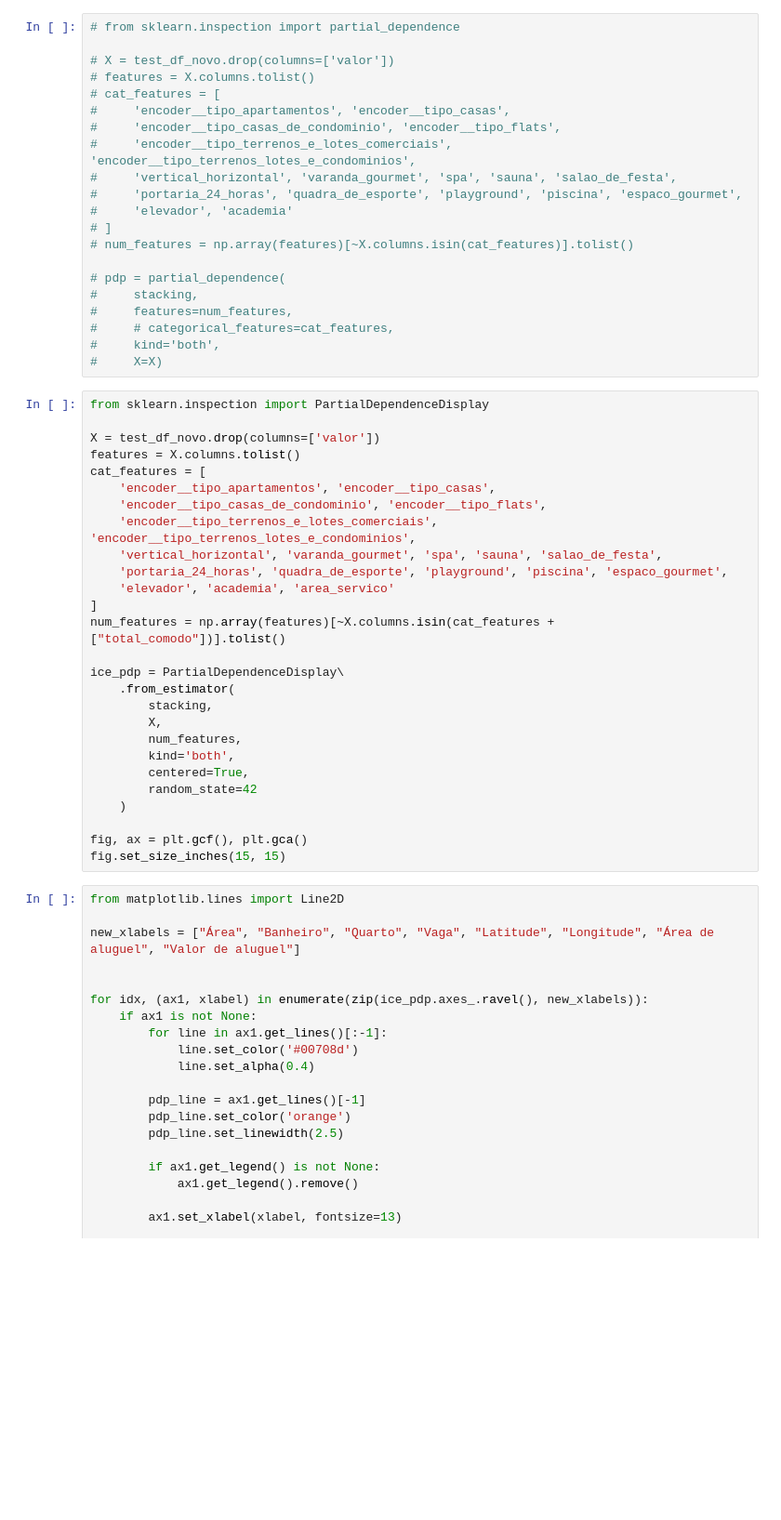
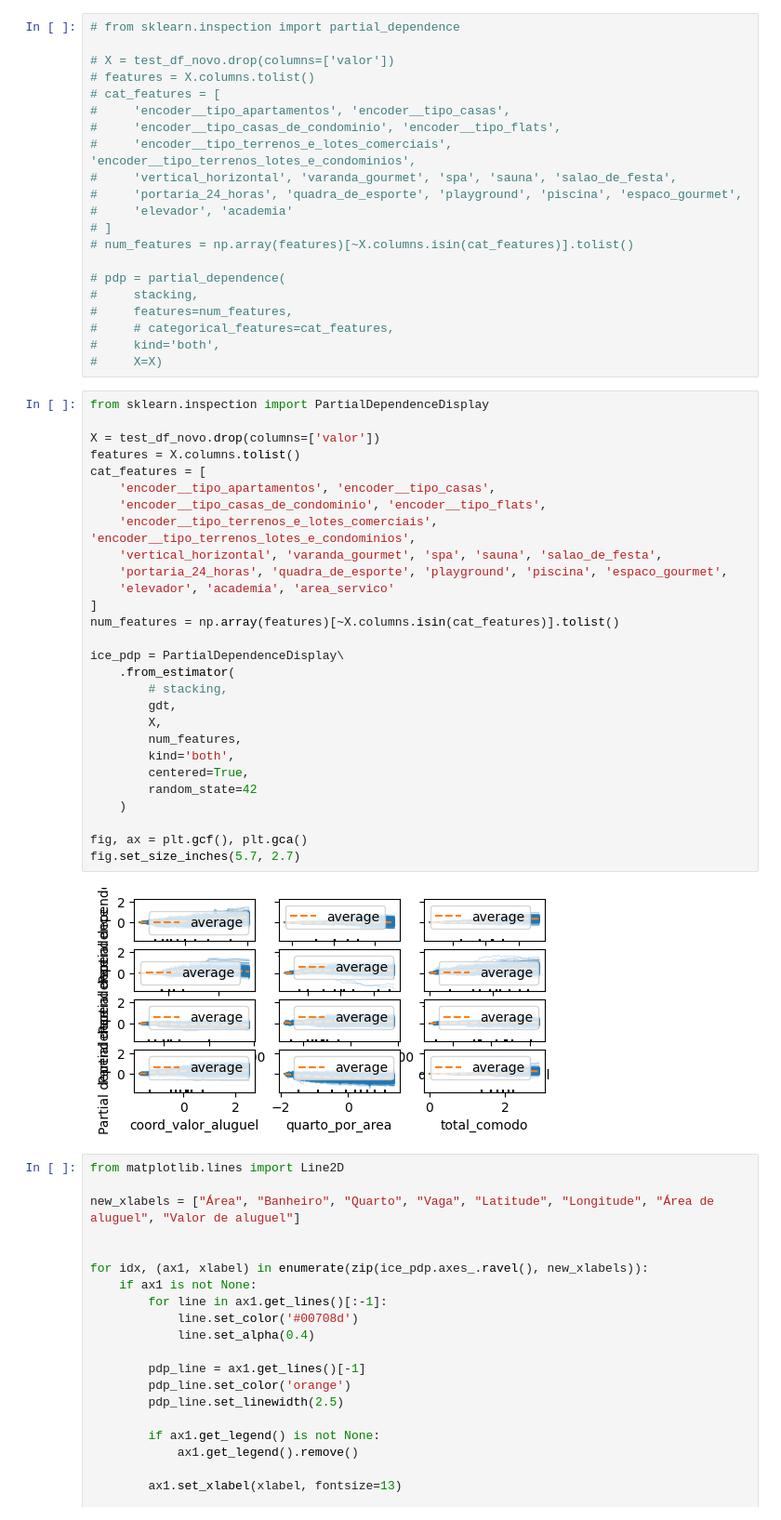
Before and after one commit to cowvin0/tcc_realestate, a Jupyter notebook: tcc_escrita/modeling.ipynb, the cells around one changed output. Shown at 93% size. Saved outputs shown, nothing was run; the diff lists cells and outputs as text; blank space fills up the shorter version.

```diff
--- a/tcc_escrita/modeling.ipynb
+++ b/tcc_escrita/modeling.ipynb
@@ -1268,30 +1268,33 @@ plt.show()
 # %%
 from sklearn.inspection import PartialDependenceDisplay
 
 X = test_df_novo.drop(columns=['valor'])
 features = X.columns.tolist()
 cat_features = [
     'encoder__tipo_apartamentos', 'encoder__tipo_casas',
     'encoder__tipo_casas_de_condominio', 'encoder__tipo_flats',
     'encoder__tipo_terrenos_e_lotes_comerciais', 'encoder__tipo_terrenos_lotes_e_condominios',
     'vertical_horizontal', 'varanda_gourmet', 'spa', 'sauna', 'salao_de_festa',
     'portaria_24_horas', 'quadra_de_esporte', 'playground', 'piscina', 'espaco_gourmet',
     'elevador', 'academia', 'area_servico'
 ]
-num_features = np.array(features)[~X.columns.isin(cat_features + ["total_comodo"])].tolist()
+num_features = np.array(features)[~X.columns.isin(cat_features)].tolist()
 
 ice_pdp = PartialDependenceDisplay\
     .from_estimator(
-        stacking,
+        # stacking,
+        gdt,
         X,
         num_features,
         kind='both',
         centered=True,
         random_state=42
     )
 
 fig, ax = plt.gcf(), plt.gca()
-fig.set_size_inches(15, 15)
+fig.set_size_inches(5.7, 2.7)
+# %% [output]
+[figure, added]
 # %%
 from matplotlib.lines import Line2D
 
```
Also changed, not shown: parts of 7 cells of this notebook, 4 other files.
